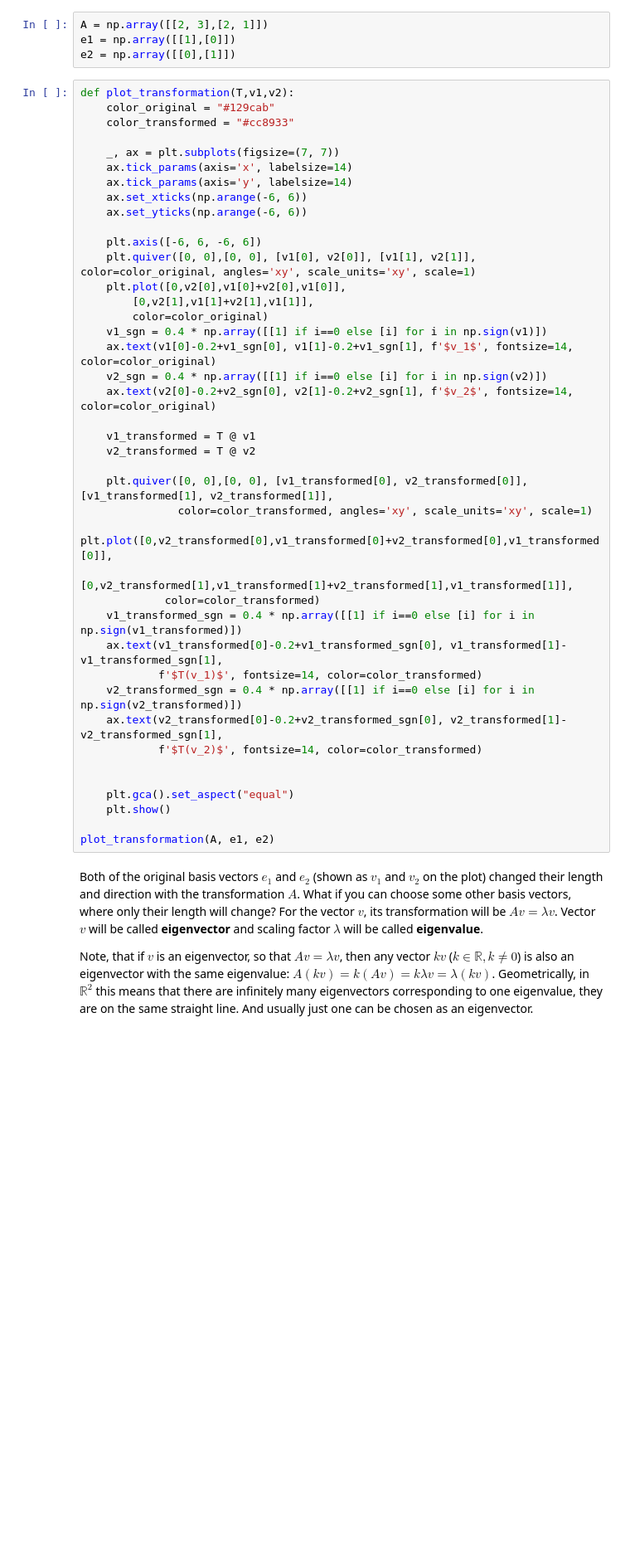
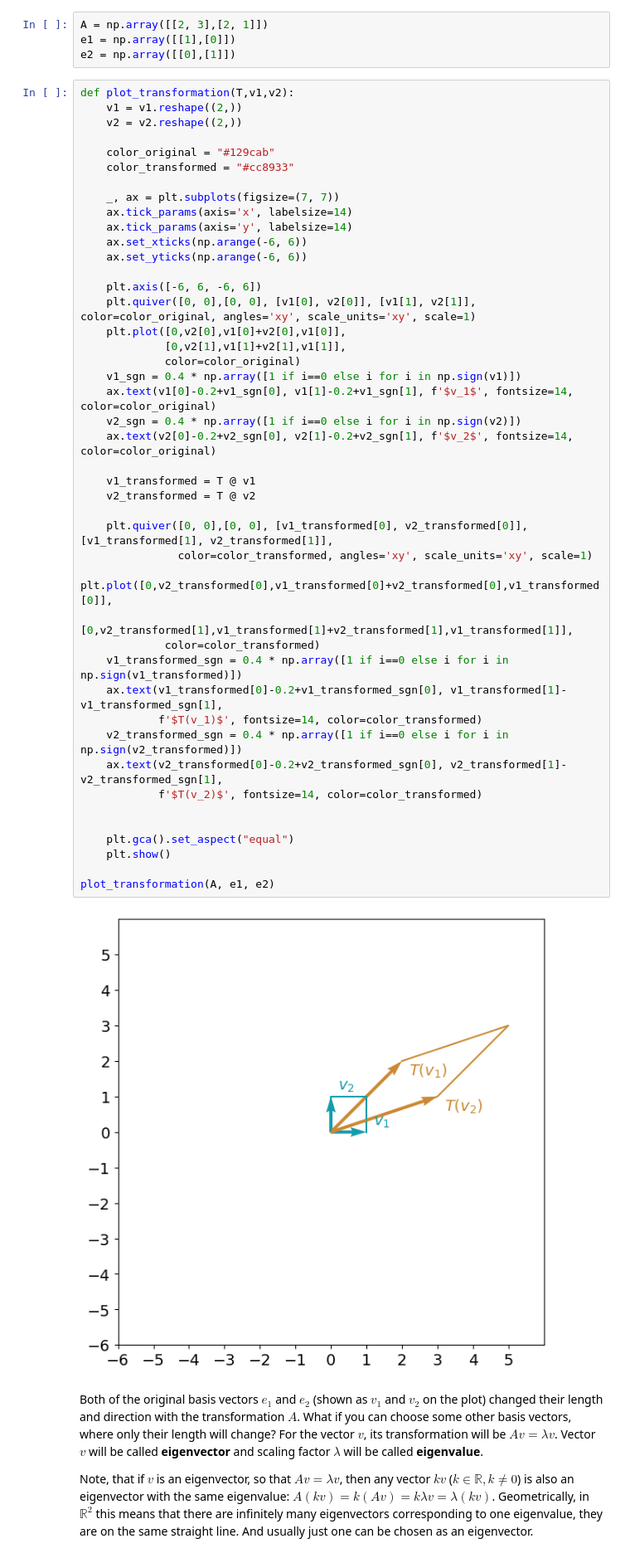
Before and after one commit to hugosouto/coursera-math-for-ml-and-ds-specialization, a Jupyter notebook: course-linear-algebra-for-ml-and-ds/W4/C1_W4_Assignment.ipynb, the cells around one changed output. Shown: that part at 83% size. Saved outputs shown, nothing was run; the diff lists cells and outputs as text; blank space fills up the shorter version.

```diff
--- a/course-linear-algebra-for-ml-and-ds/W4/C1_W4_Assignment.ipynb
+++ b/course-linear-algebra-for-ml-and-ds/W4/C1_W4_Assignment.ipynb
@@ -48,45 +48,50 @@ e1 = np.array([[1],[0]])
 e2 = np.array([[0],[1]])
 # %%
 def plot_transformation(T,v1,v2):
+    v1 = v1.reshape((2,))
+    v2 = v2.reshape((2,))
+
     color_original = "#129cab"
     color_transformed = "#cc8933"
 
     _, ax = plt.subplots(figsize=(7, 7))
     ax.tick_params(axis='x', labelsize=14)
     ax.tick_params(axis='y', labelsize=14)
     ax.set_xticks(np.arange(-6, 6))
     ax.set_yticks(np.arange(-6, 6))
 
     plt.axis([-6, 6, -6, 6])
     plt.quiver([0, 0],[0, 0], [v1[0], v2[0]], [v1[1], v2[1]], color=color_original, angles='xy', scale_units='xy', scale=1)
     plt.plot([0,v2[0],v1[0]+v2[0],v1[0]],
-        [0,v2[1],v1[1]+v2[1],v1[1]],
-        color=color_original)
-    v1_sgn = 0.4 * np.array([[1] if i==0 else [i] for i in np.sign(v1)])
+             [0,v2[1],v1[1]+v2[1],v1[1]],
+             color=color_original)
+    v1_sgn = 0.4 * np.array([1 if i==0 else i for i in np.sign(v1)])
     ax.text(v1[0]-0.2+v1_sgn[0], v1[1]-0.2+v1_sgn[1], f'$v_1$', fontsize=14, color=color_original)
-    v2_sgn = 0.4 * np.array([[1] if i==0 else [i] for i in np.sign(v2)])
+    v2_sgn = 0.4 * np.array([1 if i==0 else i for i in np.sign(v2)])
     ax.text(v2[0]-0.2+v2_sgn[0], v2[1]-0.2+v2_sgn[1], f'$v_2$', fontsize=14, color=color_original)
 
     v1_transformed = T @ v1
     v2_transformed = T @ v2
 
     plt.quiver([0, 0],[0, 0], [v1_transformed[0], v2_transformed[0]], [v1_transformed[1], v2_transformed[1]],
                color=color_transformed, angles='xy', scale_units='xy', scale=1)
     plt.plot([0,v2_transformed[0],v1_transformed[0]+v2_transformed[0],v1_transformed[0]],
              [0,v2_transformed[1],v1_transformed[1]+v2_transformed[1],v1_transformed[1]],
              color=color_transformed)
-    v1_transformed_sgn = 0.4 * np.array([[1] if i==0 else [i] for i in np.sign(v1_transformed)])
+    v1_transformed_sgn = 0.4 * np.array([1 if i==0 else i for i in np.sign(v1_transformed)])
     ax.text(v1_transformed[0]-0.2+v1_transformed_sgn[0], v1_transformed[1]-v1_transformed_sgn[1],
             f'$T(v_1)$', fontsize=14, color=color_transformed)
-    v2_transformed_sgn = 0.4 * np.array([[1] if i==0 else [i] for i in np.sign(v2_transformed)])
+    v2_transformed_sgn = 0.4 * np.array([1 if i==0 else i for i in np.sign(v2_transformed)])
     ax.text(v2_transformed[0]-0.2+v2_transformed_sgn[0], v2_transformed[1]-v2_transformed_sgn[1],
             f'$T(v_2)$', fontsize=14, color=color_transformed)
 
 
     plt.gca().set_aspect("equal")
     plt.show()
 
 plot_transformation(A, e1, e2)
+# %% [output]
+[figure, added]
 # %% [markdown]
 Both of the original basis vectors $e_1$ and $e_2$ (shown as $v_1$ and $v_2$ on the plot) changed their length and direction with the transformation $A$. What if you can choose some other basis vectors, where only their length will change? For the vector $v$, its transformation will be $Av=\lambda v$. Vector $v$ will be called **eigenvector** and scaling factor $\lambda$ will be called **eigenvalue**.
 
```
Also changed, not shown: parts of 22 cells of this notebook.
